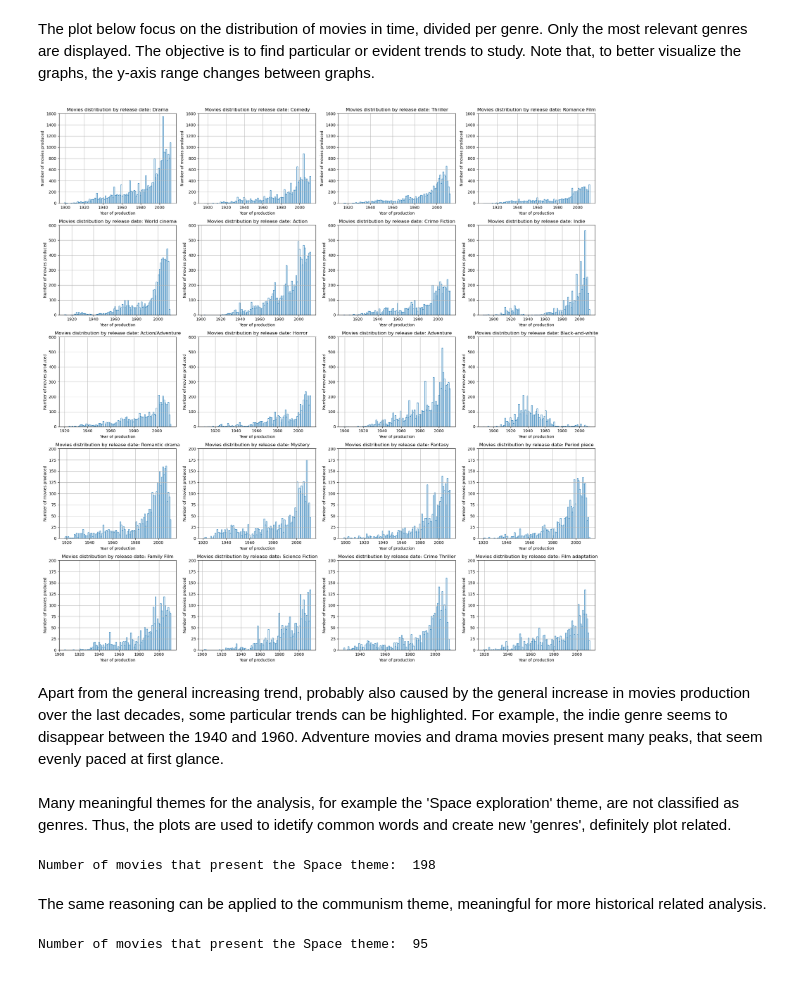
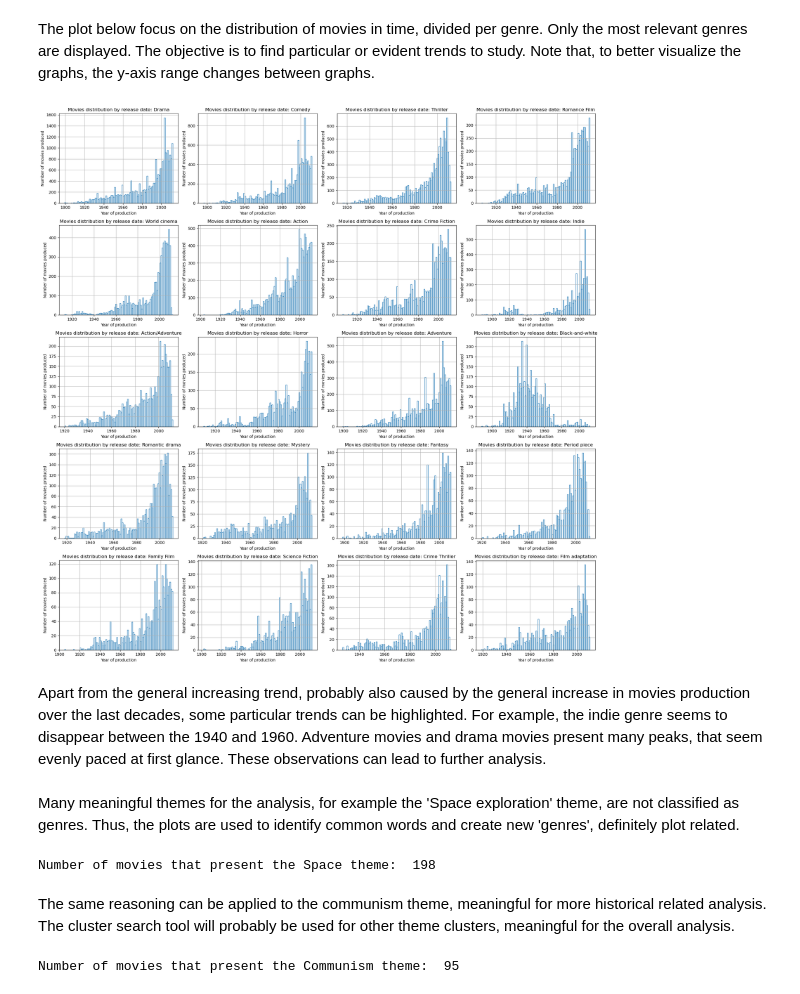
Before and after one commit to epfl-ada/ada-2024-project-majcj2024, a Jupyter notebook: results_merging1.ipynb, the cells around one changed output. Cells and saved outputs as stored; diff of their text form; code cells hidden in the pictures.

```diff
--- a/results_merging1.ipynb
+++ b/results_merging1.ipynb
@@ -301,45 +316,38 @@ The plot below focus on the distribution of movies in time, divided per genre. O
 # Number of rows and columns for subplots
 n_rows = 5
 n_cols = 4
 
 # Create a grid of subplots
 fig, axes = plt.subplots(n_rows, n_cols, figsize=(20, 4 * n_rows))
 axes = axes.flatten()
 
 # Loop over the top 20 genres
 for i, genre in enumerate(top_genres[:20]):
     ax = axes[i]
     ax.set_title(f'Movies distribution by release date: {genre}')
 
     # Genre filtering
     genre_movies = df_movies_tmdb_ratings[df_movies_tmdb_ratings['genres'].apply(lambda x: x is not None and genre in x)]
     style = {'facecolor': 'none', 'edgecolor': 'C0', 'linewidth': 1}
 
     # Plot the histogram for the current genre
     ax.hist(genre_movies['release_date'], bins=100, **style)
 
     # Labels and limits
     ax.set_xlabel('Year of production')
     ax.set_ylabel('Number of movies produced')
 
-    # Set y-limits
-    if i <= 3:
-        ax.set_ylim(0, 1600)
-    if i > 3 and i <= 11:
-        ax.set_ylim(0, 600)
-    if i >= 12:
-        ax.set_ylim(0, 200)
 
     ax.grid(True)
 
 plt.tight_layout()
 plt.show()
 # %% [output]
-[figure, old version]
+[figure, new version]
 # %% [markdown]
-Apart from the general increasing trend, probably also caused by the general increase in movies production over the last decades, some particular trends can be highlighted. For example, the indie genre seems to disappear between the 1940 and 1960. Adventure movies and drama movies present many peaks, that seem evenly paced at first glance.
+Apart from the general increasing trend, probably also caused by the general increase in movies production over the last decades, some particular trends can be highlighted. For example, the indie genre seems to disappear between the 1940 and 1960. Adventure movies and drama movies present many peaks, that seem evenly paced at first glance. These observations can lead to further analysis.
 # %% [markdown]
-Many meaningful themes for the analysis, for example the 'Space exploration' theme, are not classified as genres. Thus, the plots are used to idetify common words and create new 'genres', definitely plot related.
+Many meaningful themes for the analysis, for example the 'Space exploration' theme, are not classified as genres. Thus, the plots are used to identify common words and create new 'genres', definitely plot related.
 # %%
 # Counting space clusters entries occurances in 'plot_summary'
 df_plots['space'] = df_plots['plot_summary'].apply(lambda x: cluster_search.col_search(x, cluster_space))
@@ -352,7 +360,7 @@ print('Number of movies that present the Space theme: ', len(df_plots_space))
 # %% [output]
 Number of movies that present the Space theme:  198
 # %% [markdown]
-The same reasoning can be applied to the communism theme, meaningful for more historical related analysis.
+The same reasoning can be applied to the communism theme, meaningful for more historical related analysis. The cluster search tool will probably be used for other theme clusters, meaningful for the overall analysis.
 # %%
 # Counting communism clusters entries occurances in 'plot_summary'
 df_plots['communism'] = df_plots['plot_summary'].apply(lambda x: cluster_search.col_search(x, cluster_communism))
@@ -361,6 +369,6 @@ n_communism = 2
 df_plots_communism = df_plots[df_plots['communism'] > n_communism]
 df_plots = df_plots.drop(columns=['communism'])
 
-print('Number of movies that present the Space theme: ', len(df_plots_communism))
+print('Number of movies that present the Communism theme: ', len(df_plots_communism))
 # %% [output]
-Number of movies that present the Space theme:  95
+Number of movies that present the Communism theme:  95
```
Also changed, not shown: parts of 119 cells of this notebook.
